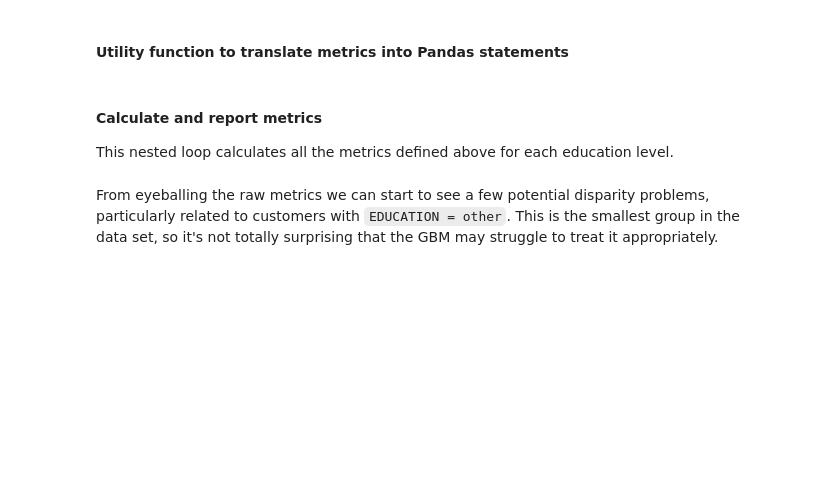
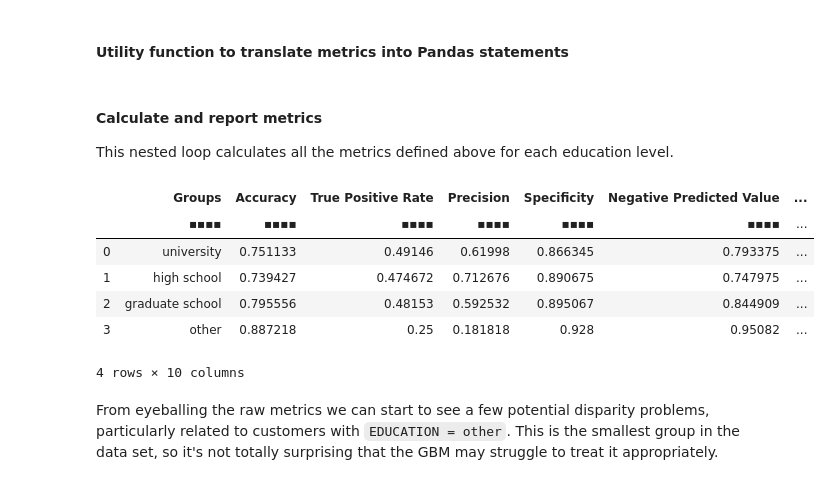
Before and after one commit to navdeep-G/interpretable-ml, a Jupyter notebook: jupyter-notebooks/credit/binomial/dia_with_datatable.ipynb, the cells around one changed output. Drawn from its saved outputs; the diff is of its cells as text; code cells hidden in the pictures; blank space fills up the shorter version.

```diff
--- a/jupyter-notebooks/credit/binomial/dia_with_datatable.ipynb
+++ b/jupyter-notebooks/credit/binomial/dia_with_datatable.ipynb
@@ -324,0 +323,4 @@ print('%.2f' % best_cut)
+# %%
+from datatable import max
+best_cut = prroc_frame[f.f1 == max(f.f1),:][:,f.cutoff][0,0]
+print('%.2f' % best_cut)
@@ -394,7 +379,7 @@ def get_confusion_matrix_dt(frame, y, yhat, by=None, level=None, cutoff=0.5):
 
     dname = 'd_' + str(y)
     frame_[:, dname] = 0;
-    frame_[f[yhat] > best_cut, dname] = 1
+    frame_[f[yhat] > cutoff, dname] = 1
 
     if (by is not None) & (level is not None):
         frame_ = frame_[f[by] == level,:]
@@ -407,4 +392,7 @@ def get_confusion_matrix_dt(frame, y, yhat, by=None, level=None, cutoff=0.5):
         print('Datatable Confusion matrix:')
     else:
         print('Datatable Confusion matrix by ' + by + '=' + level)
+
     return cm_frame
+
+get_confusion_matrix_dt(test_yhat_dt, 'DEFAULT_NEXT_MONTH', 'p_DEFAULT_NEXT_MONTH', cutoff=best_cut)
@@ -622,10 +517,10 @@ def cm_exp_parser(expression):
     # -------  ==>  --------------------------------------------
     # fn | tn       cm_dict[level].iat[1, 0] | cm_dict[level].iat[1, 1]
 
-    expression = expression.replace('tp', 'cm_dict[level].iat[0, 0]')\
-                           .replace('fp', 'cm_dict[level].iat[0, 1]')\
-                           .replace('fn', 'cm_dict[level].iat[1, 0]')\
-                           .replace('tn', 'cm_dict[level].iat[1, 1]')
+    expression = expression.replace('tp', 'cm_dict[level][0, 0]')\
+                           .replace('fp', 'cm_dict[level][0, 1]')\
+                           .replace('fn', 'cm_dict[level][1, 0]')\
+                           .replace('tn', 'cm_dict[level][1, 1]')
 
     return expression
 # %% [markdown]
@@ -633,27 +528,35 @@ def cm_exp_parser(expression):
 This nested loop calculates all the metrics defined above for each education level.
 # %%
 # initialize dict of confusion matrices and corresponding rows of dataframe
-cm_dict = {'other': other_cm,
-           'high school': hs_cm,
-           'university': uni_cm,
-           'graduate school': gs_cm}
+cm_dict = {'other': other_cm_dt,
+           'high school': hs_cm_dt,
+           'university': uni_cm_dt,
+           'graduate school': gs_cm_dt}
 
-metrics_frame = pd.DataFrame(index=ed_levels) # frame for metrics
-
+metrics = dt.Frame(names=list(metric_dict.keys()), stypes = [dt.stype.float32] * len(list(metric_dict.keys())))
+metrics.nrows=len(ed_levels)
+metrics_frame = dt.Frame(Groups=ed_levels)
 # nested loop through:
 # - education levels
 # - metrics
-for level in ed_levels:
-    for metric in metric_dict.keys():
-
+for i, level in enumerate(ed_levels):
+    for j, metric in enumerate(metric_dict.keys()):
         # parse metric expressions into executable pandas statements
         expression = cm_exp_parser(metric_dict[metric])
-
         # dynamically evaluate metrics to avoid code duplication
-        metrics_frame.loc[level, metric] = eval(expression)
+        metrics[i, j] = eval(expression)
 
 # display results
-metrics_frame
+metrics_frame.cbind(metrics)
+metrics_frame.head()
+# %% [output]
+|  | Groups | Accuracy | True Positive Rate | Precision | Specificity | Negative Predicted Value | ... |
+|  | ▪▪▪▪ | ▪▪▪▪ | ▪▪▪▪ | ▪▪▪▪ | ▪▪▪▪ | ▪▪▪▪ | ... |
+| 0 | university | 0.751133 | 0.49146 | 0.61998 | 0.866345 | 0.793375 | ... |
+| 1 | high school | 0.739427 | 0.474672 | 0.712676 | 0.890675 | 0.747975 | ... |
+| 2 | graduate school | 0.795556 | 0.48153 | 0.592532 | 0.895067 | 0.844909 | ... |
+| 3 | other | 0.887218 | 0.25 | 0.181818 | 0.928 | 0.95082 | ... |
+4 rows × 10 columns
 # %% [markdown]
 From eyeballing the raw metrics we can start to see a few potential disparity problems, particularly related to customers with `EDUCATION = other`. This is the smallest group in the data set, so it's not totally surprising that the GBM may struggle to treat it appropriately.
 # %% [markdown]
```
Also changed, not shown: parts of 20 cells of this notebook.
